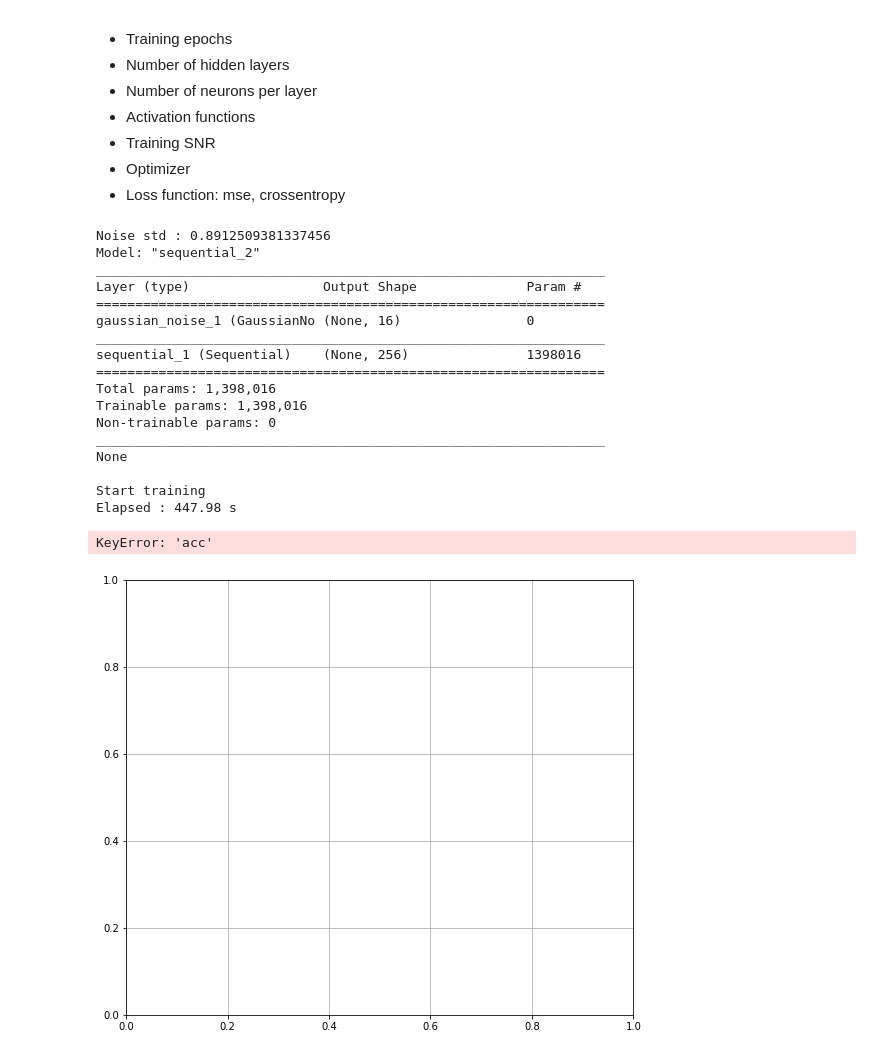
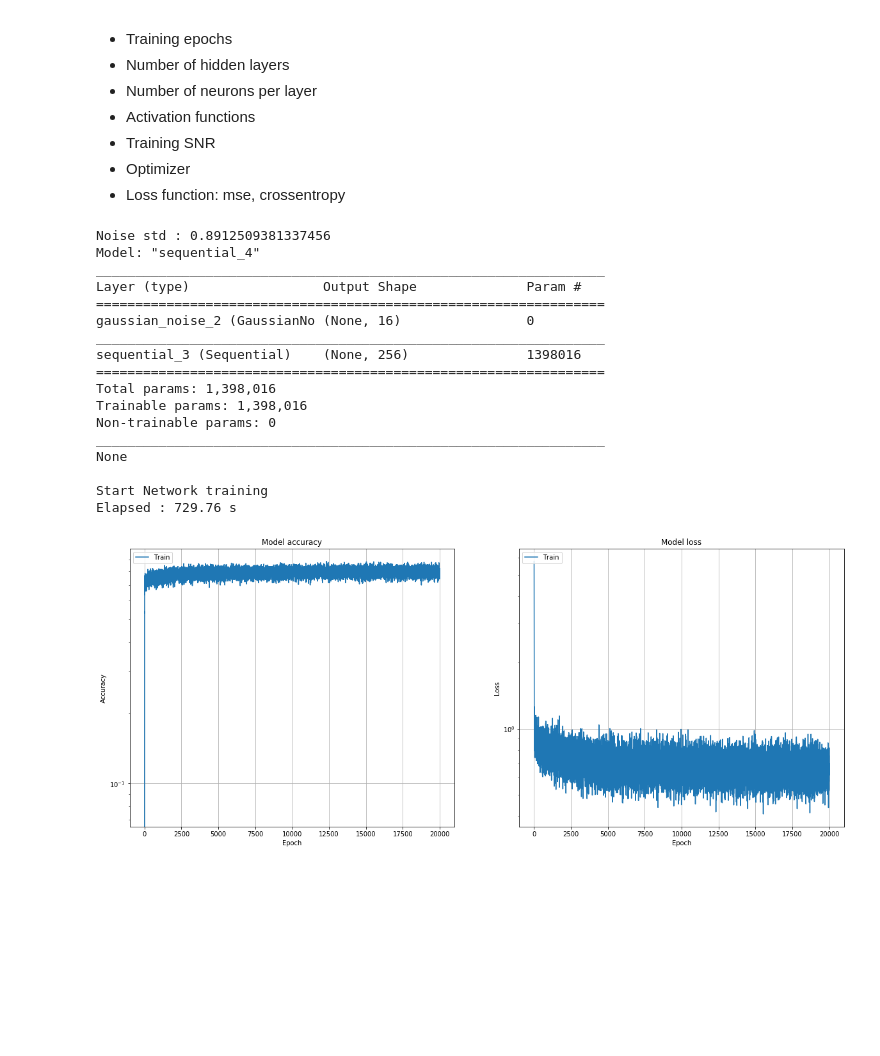
Before and after one commit to graille/ITR315-deep-telecom, a Jupyter notebook: 5- Neural based channel decoders.ipynb, the cells around one changed output. Cells and saved outputs as stored; diff of their text form; code cells hidden in the pictures; blank space fills up the shorter version.

```diff
--- a/5- Neural based channel decoders.ipynb
+++ b/5- Neural based channel decoders.ipynb
@@ -108,24 +108,24 @@ if __name__ == '__main__':
         labels[-1][i] = 1
 
     print("")
-    print("Start training")
+    print("Start Network training")
     noisy_history = noisy_model.fit(
         np.array(receiver.block_coded_elements),
         np.array(labels),
-        epochs=10**4,
+        epochs=2*10**4,
         verbose=0
     )
 
     print(f'Elapsed : {np.round(time.time() - t, 2)} s')
 # %% [output]
 Noise std : 0.8912509381337456
-Model: "sequential_2"
+Model: "sequential_4"
 _________________________________________________________________
 Layer (type)                 Output Shape              Param #
 =================================================================
-gaussian_noise_1 (GaussianNo (None, 16)                0
+gaussian_noise_2 (GaussianNo (None, 16)                0
 _________________________________________________________________
-sequential_1 (Sequential)    (None, 256)               1398016
+sequential_3 (Sequential)    (None, 256)               1398016
 =================================================================
 Total params: 1,398,016
 Trainable params: 1,398,016
@@ -133,35 +133,34 @@ Non-trainable params: 0
 _________________________________________________________________
 None
 
-Start training
-Elapsed : 447.98 s
+Start Network training
+Elapsed : 729.76 s
 # %%
 hot_model.save('networks/decoders/decoder_one_hot_basic.h5')
 # %%
 # Plot training & validation accuracy values
 fig = plt.figure(figsize=(20, 8))
 ax = fig.add_subplot(121)
 plt.grid()
-plt.plot(noisy_history.history['acc']) # "acc" must be replaced by "accuracy" for higher version of Python
+plt.plot(noisy_history.history['accuracy']) # "accuracy" must be replaced by "acc" for lower version of Tensorflow (And on Google collab)
 plt.title('Model accuracy')
 plt.ylabel('Accuracy')
 plt.xlabel('Epoch')
 plt.yscale('log')
 plt.legend(['Train'], loc='upper left')
 
 # Plot training & validation loss values
 ax = fig.add_subplot(122)
 plt.grid()
 plt.plot(noisy_history.history['loss'])
 plt.title('Model loss')
 plt.ylabel('Loss')
 plt.xlabel('Epoch')
 plt.legend(['Train'], loc='upper left')
 plt.yscale('log')
 # plt.subplots_adjust(wspace = 0.5)
 # %% [output]
-KeyError: 'acc'
-[figure, old version]
+[figure, new version]
 # %%
 import os
 import matplotlib.pyplot as plt
```
Also changed, not shown: parts of 2 cells of this notebook, 4 other files.
